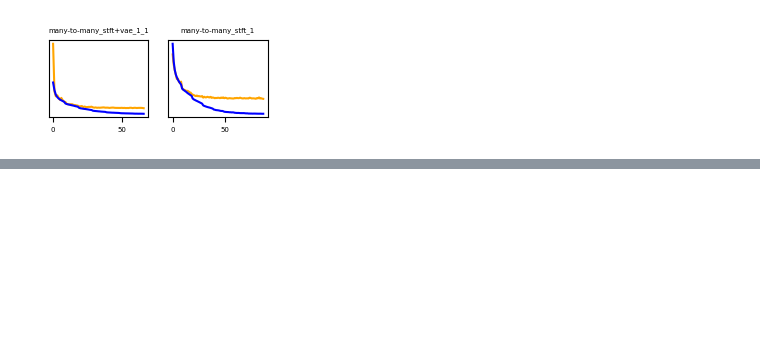
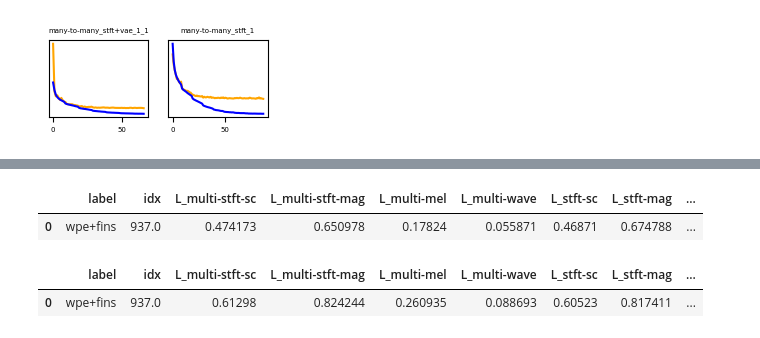
Before and after one commit to joaluba/reverb-match-cond-u-net, a Jupyter notebook: notebooks/exp_log.ipynb, the cells around one changed output, grey strips where cells are left out. Drawn from its saved outputs; the diff is of its cells as text; code cells hidden in the pictures; blank space fills up the shorter version.

```diff
--- a/notebooks/exp_log.ipynb
+++ b/notebooks/exp_log.ipynb
@@ -385,0 +408,8 @@ summarize_eval2(datapath,"runs-exp-20-05-2024", "20-05-2024--22-48_c_wunet_logme
+# %%
+summarize_eval2(datapath,"runs-exp-20-05-2024","eval_wpe+fins.csv","content:target", b_save=False)
+summarize_eval2(datapath,"runs-exp-20-05-2024","eval_wpe+fins.csv","prediction:target", b_save=False)
+# %% [output]
+|  | label | idx | L_multi-stft-sc | L_multi-stft-mag | L_multi-mel | L_multi-wave | L_stft-sc | L_stft-mag | ... |
+| 0 | wpe+fins | 937.0 | 0.474173 | 0.650978 | 0.17824 | 0.055871 | 0.46871 | 0.674788 | ... |
+|  | label | idx | L_multi-stft-sc | L_multi-stft-mag | L_multi-mel | L_multi-wave | L_stft-sc | L_stft-mag | ... |
+| 0 | wpe+fins | 937.0 | 0.61298 | 0.824244 | 0.260935 | 0.088693 | 0.60523 | 0.817411 | ... |
```
Also changed, not shown: parts of 1 cell of this notebook, 4 other files.
